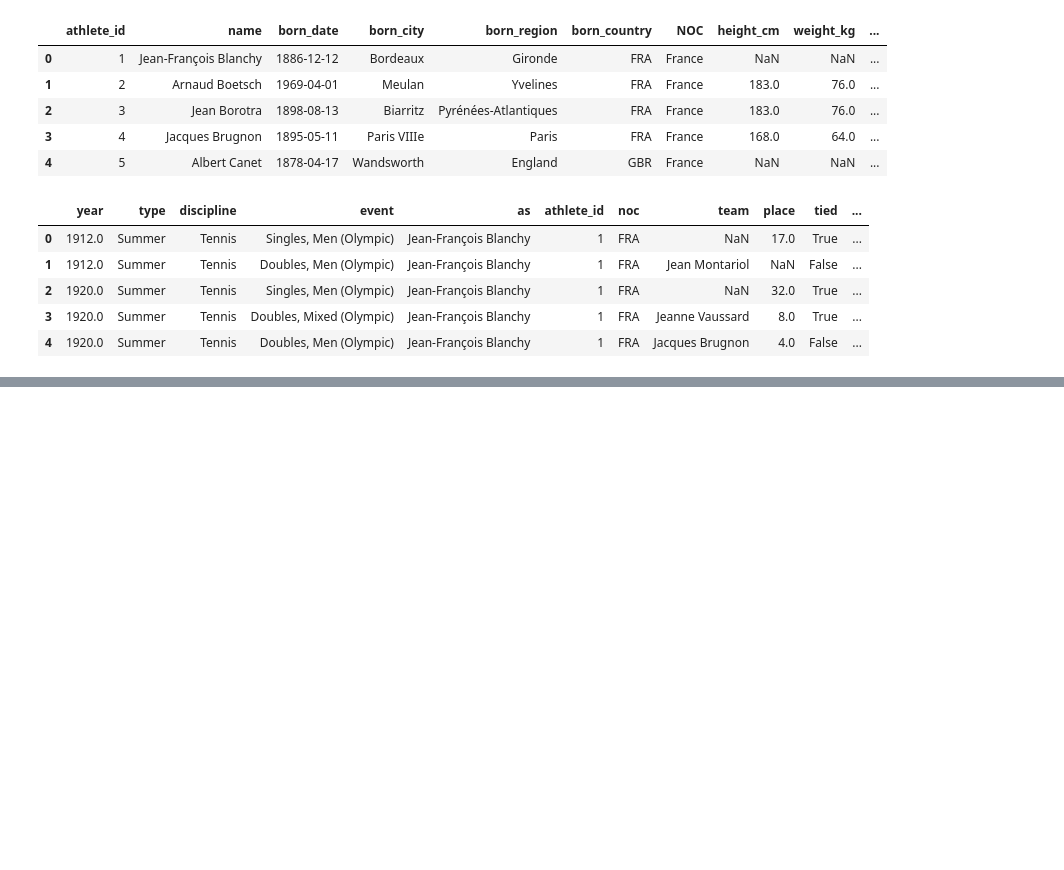
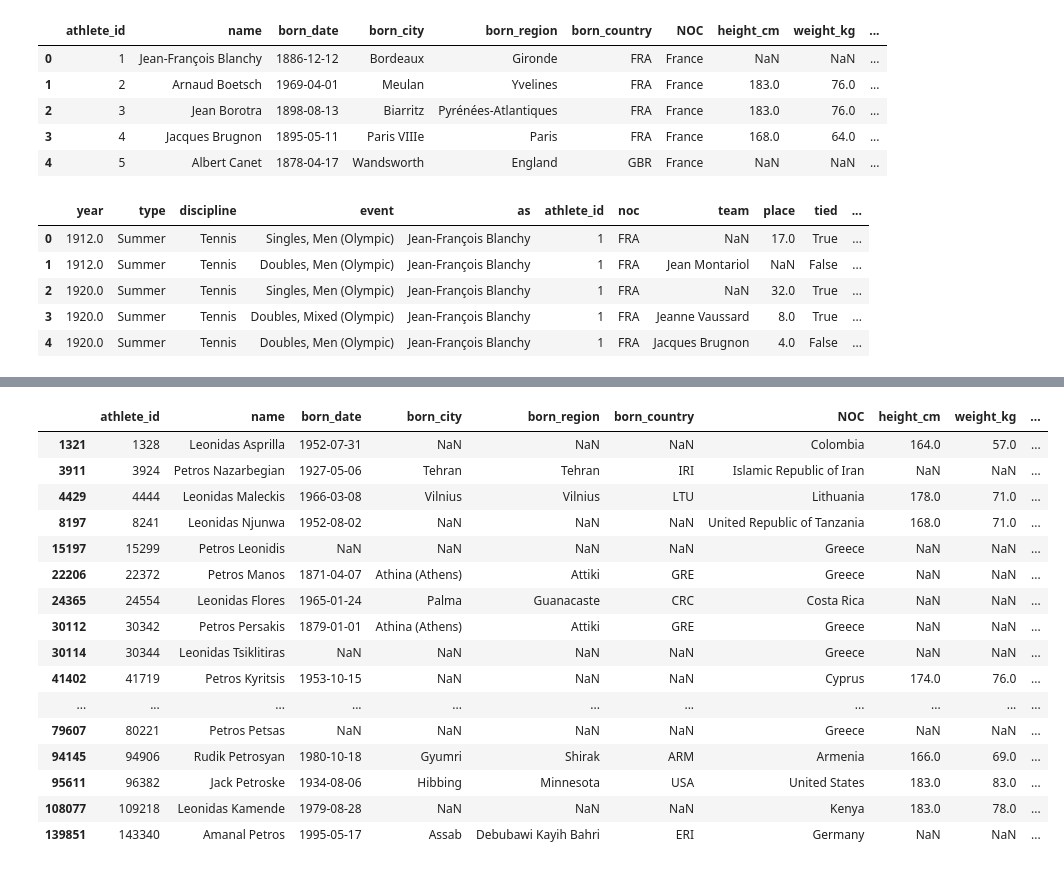
Before and after one commit to p-tsitsekidis/Pandas-Playground, a Jupyter notebook: playground.ipynb, the cells around one changed output, grey strips where cells are left out. Drawn from its saved outputs; the diff is of its cells as text; code cells hidden in the pictures; blank space fills up the shorter version.

```diff
--- a/playground.ipynb
+++ b/playground.ipynb
@@ -361,0 +547,20 @@ bios = pd.read_csv('./data/bios.csv')
+# %%
+bios.loc[bios['name'].str.contains('Petros|Leonidas')] # Can even use regex syntax for more powerful string filtering.
+# %% [output]
+|  | athlete_id | name | born_date | born_city | born_region | born_country | NOC | height_cm | weight_kg | ... |
+| 1321 | 1328 | Leonidas Asprilla | 1952-07-31 | NaN | NaN | NaN | Colombia | 164.0 | 57.0 | ... |
+| 3911 | 3924 | Petros Nazarbegian | 1927-05-06 | Tehran | Tehran | IRI | Islamic Republic of Iran | NaN | NaN | ... |
+| 4429 | 4444 | Leonidas Maleckis | 1966-03-08 | Vilnius | Vilnius | LTU | Lithuania | 178.0 | 71.0 | ... |
+| 8197 | 8241 | Leonidas Njunwa | 1952-08-02 | NaN | NaN | NaN | United Republic of Tanzania | 168.0 | 71.0 | ... |
+| 15197 | 15299 | Petros Leonidis | NaN | NaN | NaN | NaN | Greece | NaN | NaN | ... |
+| 22206 | 22372 | Petros Manos | 1871-04-07 | Athina (Athens) | Attiki | GRE | Greece | NaN | NaN | ... |
+| 24365 | 24554 | Leonidas Flores | 1965-01-24 | Palma | Guanacaste | CRC | Costa Rica | NaN | NaN | ... |
+| 30112 | 30342 | Petros Persakis | 1879-01-01 | Athina (Athens) | Attiki | GRE | Greece | NaN | NaN | ... |
+| 30114 | 30344 | Leonidas Tsiklitiras | NaN | NaN | NaN | NaN | Greece | NaN | NaN | ... |
+| 41402 | 41719 | Petros Kyritsis | 1953-10-15 | NaN | NaN | NaN | Cyprus | 174.0 | 76.0 | ... |
+| ... | ... | ... | ... | ... | ... | ... | ... | ... | ... | ... |
+| 79607 | 80221 | Petros Petsas | NaN | NaN | NaN | NaN | Greece | NaN | NaN | ... |
+| 94145 | 94906 | Rudik Petrosyan | 1980-10-18 | Gyumri | Shirak | ARM | Armenia | 166.0 | 69.0 | ... |
+| 95611 | 96382 | Jack Petroske | 1934-08-06 | Hibbing | Minnesota | USA | United States | 183.0 | 83.0 | ... |
+| 108077 | 109218 | Leonidas Kamende | 1979-08-28 | NaN | NaN | NaN | Kenya | 183.0 | 78.0 | ... |
+| 139851 | 143340 | Amanal Petros | 1995-05-17 | Assab | Debubawi Kayih Bahri | ERI | Germany | NaN | NaN | ... |
```
Also changed, not shown: parts of 13 cells of this notebook.
